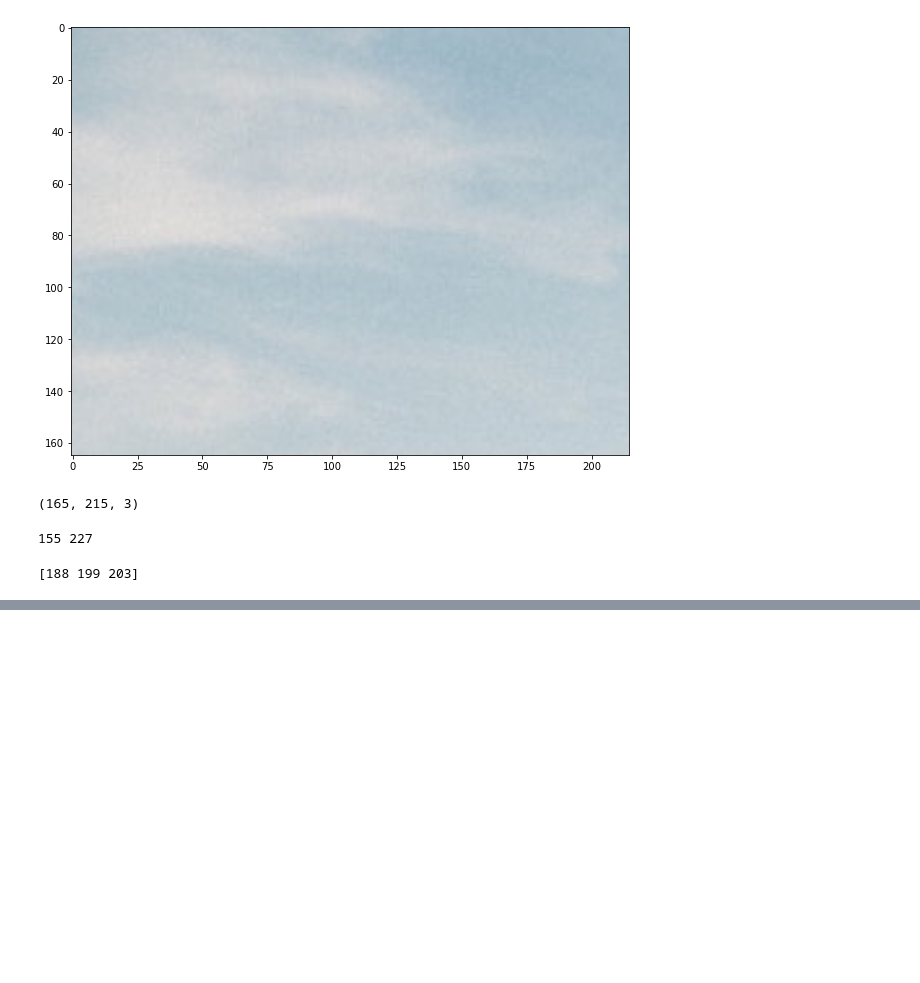
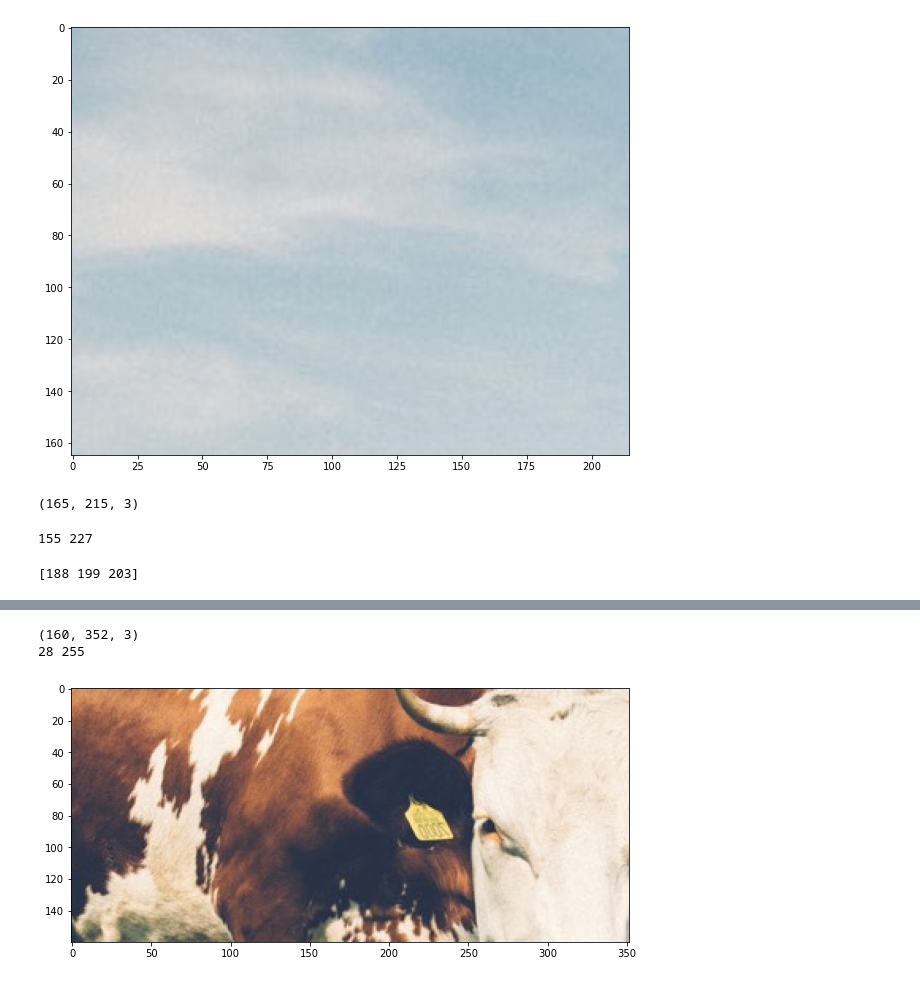
Before and after one commit to dariopenialoza/tp3_SVM, a Jupyter notebook: ej2.ipynb, the cells around one changed output, grey strips where cells are left out. Saved outputs shown, nothing was run; the diff lists cells and outputs as text; code cells hidden in the pictures; blank space fills up the shorter version.

```diff
--- a/ej2.ipynb
+++ b/ej2.ipynb
@@ -27,0 +50,11 @@ print(imagen1[20,20])
+# %%
+vaca = Image.open('vaca.jpg')
+imagen4 = np.array(vaca)
+plt.figure(figsize=(10,20))
+plt.imshow(imagen4)
+print(imagen4.shape)
+print(np.amin(imagen4),np.amax(imagen4))
+# %% [output]
+(160, 352, 3)
+28 255
+[figure, added]
```
Also changed, not shown: parts of 2 cells of this notebook.
